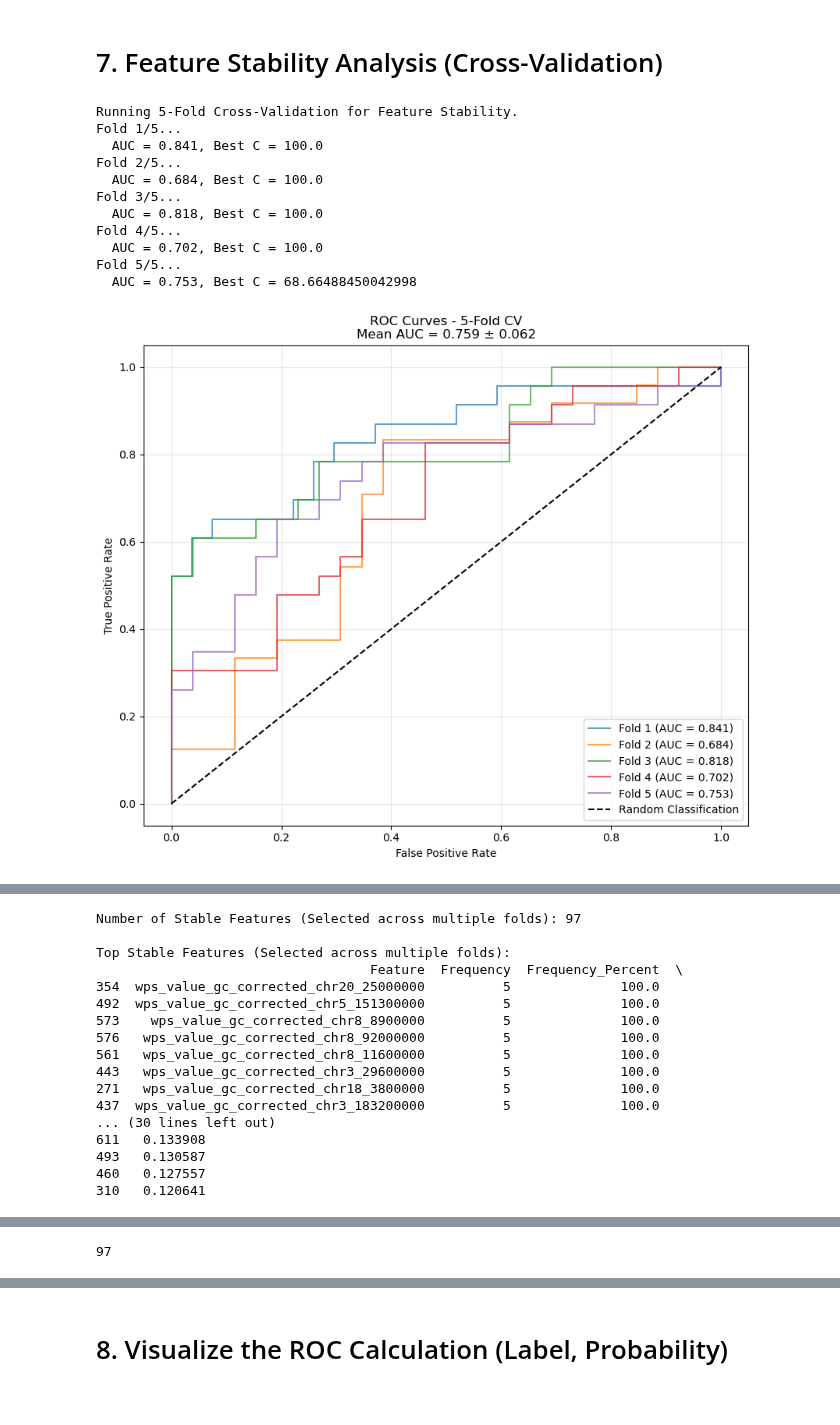
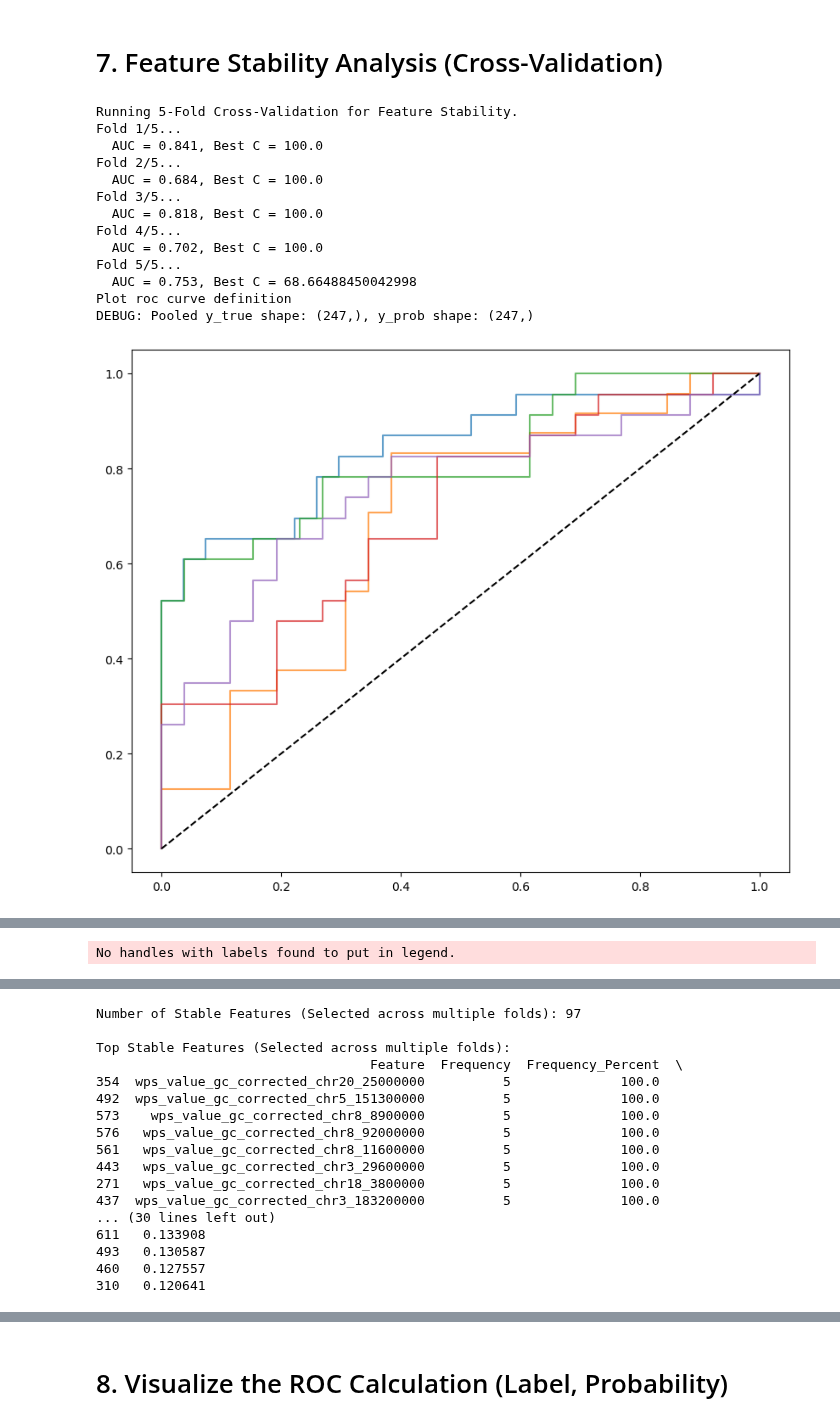
Before and after one commit to LabMedDHM/lotta_frag, a Jupyter notebook: 04_lasso_modeling.ipynb, the cells around one changed output, grey strips where cells are left out. Drawn from its saved outputs; the diff is of its cells as text; code cells hidden in the pictures.

```diff
--- a/04_lasso_modeling.ipynb
+++ b/04_lasso_modeling.ipynb
@@ -435,6 +437,9 @@ Top Features (Single Model - Positive = Indikative for Cancer):
 # %% [markdown]
 # 7. Feature Stability Analysis (Cross-Validation)
 # %%
+import importlib
+import cv_lasso_single_fold
+importlib.reload(cv_lasso_single_fold)
 from cv_lasso_single_fold import plot_roc_curves
 print("Running 5-Fold Cross-Validation for Feature Stability.")
 
@@ -453,31 +458,33 @@ plot_auc_boxplot(cv_results)
 stability_df = analyze_feature_stability(cv_results)
 n_folds = 5
 stable_in_all = stability_df[stability_df['Frequency'] == n_folds]
 anzahl_stable = len(stable_in_all)
 print("Number of Stable Features (Selected across multiple folds):", anzahl_stable)
 print("\nTop Stable Features (Selected across multiple folds):")
 print(stability_df.head(20))
 
 # Histogram
 plt.figure(figsize=(8, 4))
 stability_df['Frequency'].value_counts().sort_index().plot(kind='bar')
 plt.title('Feature Selection Frequency across 5 Folds')
 plt.xlabel('Number of Folds')
 plt.ylabel('Number of Features')
 plt.grid(axis='y', alpha=0.3)
 plt.show()
 plt.savefig(f"/labmed/workspace/lotta/finaletoolkit/outputs/plots/roc_curve_{bin_size}_fold.png")
 print(len(stable_in_all))
 # %% [output]
 Running 5-Fold Cross-Validation for Feature Stability.
 Fold 1/5...
   AUC = 0.841, Best C = 100.0
 Fold 2/5...
   AUC = 0.684, Best C = 100.0
 Fold 3/5...
   AUC = 0.818, Best C = 100.0
 Fold 4/5...
   AUC = 0.702, Best C = 100.0
 Fold 5/5...
   AUC = 0.753, Best C = 68.66488450042998
+Plot roc curve definition
+DEBUG: Pooled y_true shape: (247,), y_prob shape: (247,)
-[figure, old version]
+[figure, new version]
@@ -485,17 +492 @@ Fold 5/5...
-Number of Stable Features (Selected across multiple folds): 97
-
-Top Stable Features (Selected across multiple folds):
-                                   Feature  Frequency  Frequency_Percent  \
-354  wps_value_gc_corrected_chr20_25000000          5              100.0
-492  wps_value_gc_corrected_chr5_151300000          5              100.0
-573    wps_value_gc_corrected_chr8_8900000          5              100.0
-576   wps_value_gc_corrected_chr8_92000000          5              100.0
-561   wps_value_gc_corrected_chr8_11600000          5              100.0
-443   wps_value_gc_corrected_chr3_29600000          5              100.0
-271   wps_value_gc_corrected_chr18_3800000          5              100.0
-437  wps_value_gc_corrected_chr3_183200000          5              100.0
-... (30 lines left out)
-611   0.133908
-493   0.130587
-460   0.127557
-310   0.120641
+No handles with labels found to put in legend.
@@ -503 +495,17 @@ Top Stable Features (Selected across multiple folds):
-97
+Number of Stable Features (Selected across multiple folds): 97
+
+Top Stable Features (Selected across multiple folds):
+                                   Feature  Frequency  Frequency_Percent  \
+354  wps_value_gc_corrected_chr20_25000000          5              100.0
+492  wps_value_gc_corrected_chr5_151300000          5              100.0
+573    wps_value_gc_corrected_chr8_8900000          5              100.0
+576   wps_value_gc_corrected_chr8_92000000          5              100.0
+561   wps_value_gc_corrected_chr8_11600000          5              100.0
+443   wps_value_gc_corrected_chr3_29600000          5              100.0
+271   wps_value_gc_corrected_chr18_3800000          5              100.0
+437  wps_value_gc_corrected_chr3_183200000          5              100.0
+... (30 lines left out)
+611   0.133908
+493   0.130587
+460   0.127557
+310   0.120641
```
Also changed, not shown: parts of 2 cells of this notebook, 4 other files.
